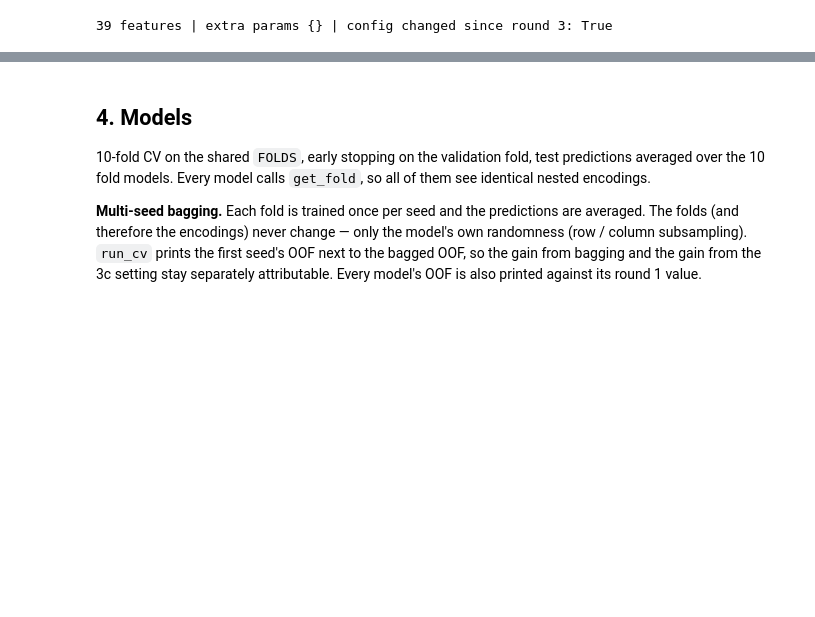
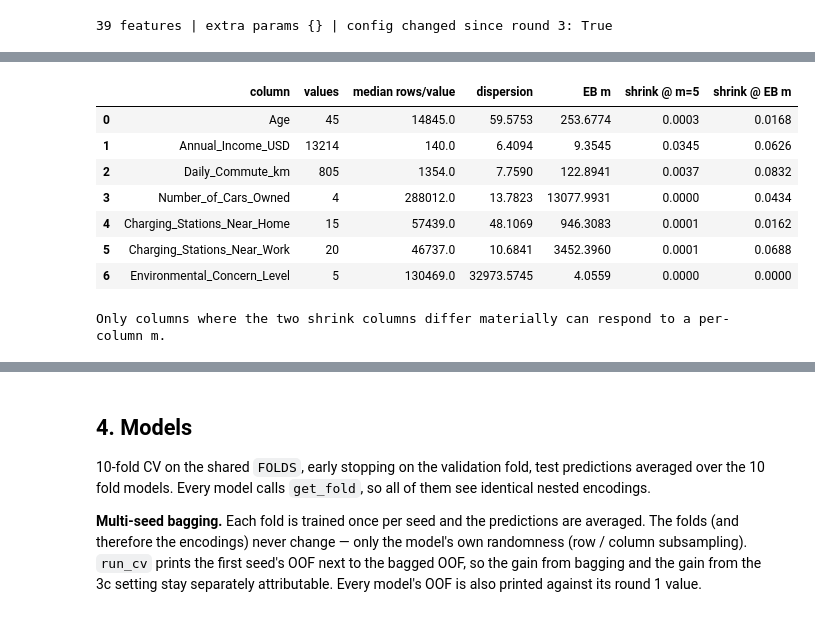
Before and after one commit to kagankorall/My-Kaggle-Works, a Jupyter notebook: Playground Series - Predicting Electric Vehicle Purchases/notebook/ev_purchase_prediction.ipynb, the cells around one changed output, grey strips where cells are left out. Drawn from its saved outputs; the diff is of its cells as text; code cells hidden in the pictures; blank space fills up the shorter version.

```diff
--- a/Playground Series - Predicting Electric Vehicle Purchases/notebook/ev_purchase_prediction.ipynb
+++ b/Playground Series - Predicting Electric Vehicle Purchases/notebook/ev_purchase_prediction.ipynb
@@ -1504,0 +1506,32 @@ print(f'{len(FEATURES)} features | extra params {R7_PARAMS} | config changed sin
+# %%
+# --- 3f-1. Empirical-Bayes smoothing per column ------------------------------------------------
+# tau^2 = (weighted variance of the per-value rates around the prior) - (the binomial part of it);
+# m_EB = p(1-p) / tau^2. 'shrink' is m / (n + m) for a value with the median number of rows a row sees.
+p0 = float(y.mean())
+_rows = []
+for c in TE_SRC:
+    codes = CODES[c][0]
+    n = np.bincount(codes).astype('float64')
+    s = np.bincount(codes, weights=y.astype('float64'))
+    keep = n > 0
+    n_k, r_k = n[keep], s[keep] / n[keep]
+    obs = np.average((r_k - p0) ** 2, weights=n_k)
+    noise = p0 * (1 - p0) * keep.sum() / n_k.sum()
+    tau2 = max(obs - noise, 1e-12)
+    m_eb = p0 * (1 - p0) / tau2
+    n_med = float(np.median(n[codes]))
+    _rows.append({'column': c, 'values': int(keep.sum()), 'median rows/value': n_med,
+                  'dispersion': obs / noise, 'EB m': m_eb,
+                  'shrink @ m=5': 5 / (n_med + 5), 'shrink @ EB m': m_eb / (n_med + m_eb)})
+display(pd.DataFrame(_rows).round(4))
+print('Only columns where the two shrink columns differ materially can respond to a per-column m.')
+# %% [output]
+|  | column | values | median rows/value | dispersion | EB m | shrink @ m=5 | shrink @ EB m |
+| 0 | Age | 45 | 14845.0 | 59.5753 | 253.6774 | 0.0003 | 0.0168 |
+| 1 | Annual_Income_USD | 13214 | 140.0 | 6.4094 | 9.3545 | 0.0345 | 0.0626 |
+| 2 | Daily_Commute_km | 805 | 1354.0 | 7.7590 | 122.8941 | 0.0037 | 0.0832 |
+| 3 | Number_of_Cars_Owned | 4 | 288012.0 | 13.7823 | 13077.9931 | 0.0000 | 0.0434 |
+| 4 | Charging_Stations_Near_Home | 15 | 57439.0 | 48.1069 | 946.3083 | 0.0001 | 0.0162 |
+| 5 | Charging_Stations_Near_Work | 20 | 46737.0 | 10.6841 | 3452.3960 | 0.0001 | 0.0688 |
+| 6 | Environmental_Concern_Level | 5 | 130469.0 | 32973.5745 | 4.0559 | 0.0000 | 0.0000 |
+Only columns where the two shrink columns differ materially can respond to a per-column m.
```
Also changed, not shown: parts of 23 cells of this notebook, 26 other files.
